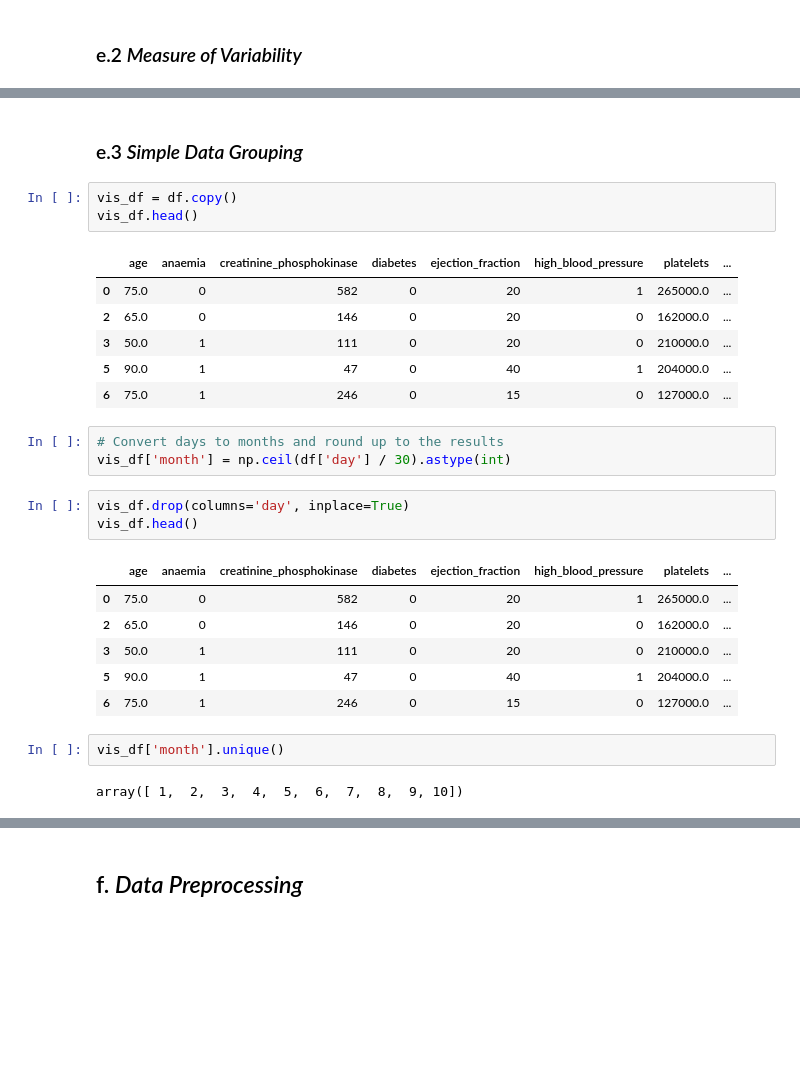
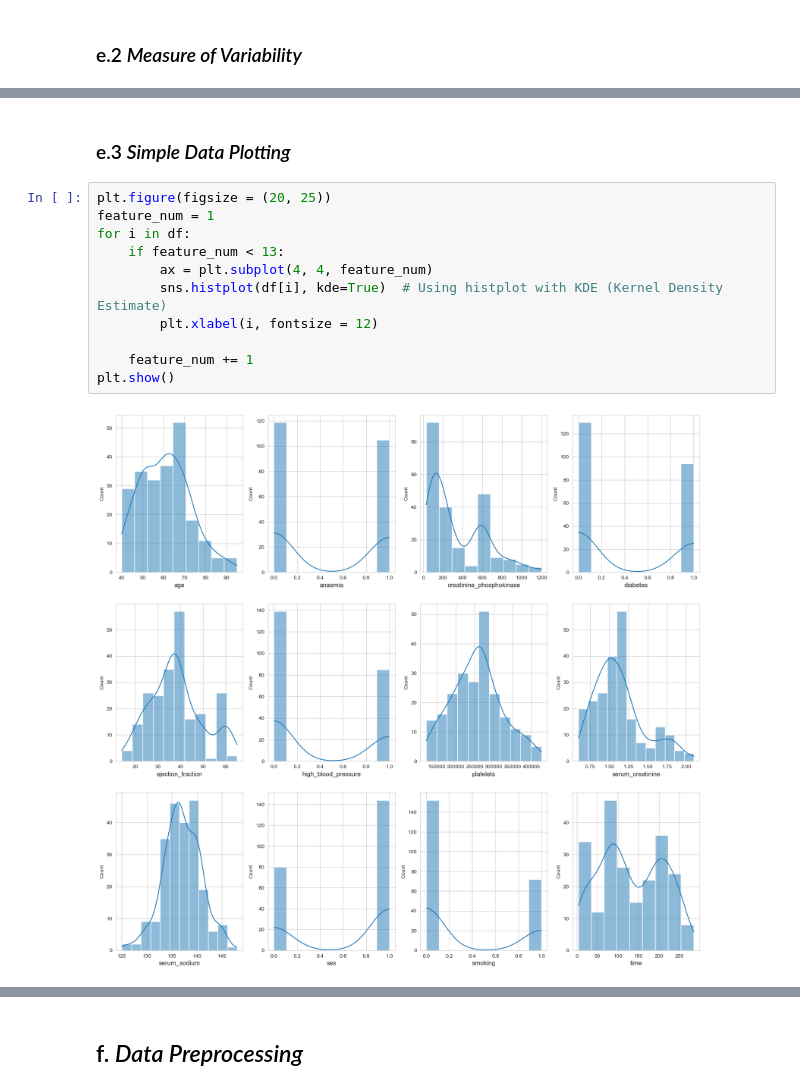
Before and after one commit to vincenta1206519/Hacktiv8_FinalProject, a Jupyter notebook: Final Project 3/PYTN_KampusMerdeka_fp3_Kelompok9.ipynb, the cells around one changed output, grey strips where cells are left out. Saved outputs shown, nothing was run; the diff lists cells and outputs as text; blank space fills up the shorter version.

```diff
--- a/Final Project 3/PYTN_KampusMerdeka_fp3_Kelompok9.ipynb
+++ b/Final Project 3/PYTN_KampusMerdeka_fp3_Kelompok9.ipynb
@@ -243,29 +270,15 @@ central_tendency.reset_index().rename(
 # %% [markdown]
-### e.3 *Simple Data Grouping*
+### e.3 *Simple Data Plotting*
-# %%
-vis_df = df.copy()
-vis_df.head()
-# %% [output]
-|  | age | anaemia | creatinine_phosphokinase | diabetes | ejection_fraction | high_blood_pressure | platelets | ... |
-| 0 | 75.0 | 0 | 582 | 0 | 20 | 1 | 265000.0 | ... |
-| 2 | 65.0 | 0 | 146 | 0 | 20 | 0 | 162000.0 | ... |
-| 3 | 50.0 | 1 | 111 | 0 | 20 | 0 | 210000.0 | ... |
-| 5 | 90.0 | 1 | 47 | 0 | 40 | 1 | 204000.0 | ... |
-| 6 | 75.0 | 1 | 246 | 0 | 15 | 0 | 127000.0 | ... |
-# %%
-# Convert days to months and round up to the results
-vis_df['month'] = np.ceil(df['day'] / 30).astype(int)
-# %%
-vis_df.drop(columns='day', inplace=True)
-vis_df.head()
-# %% [output]
-|  | age | anaemia | creatinine_phosphokinase | diabetes | ejection_fraction | high_blood_pressure | platelets | ... |
-| 0 | 75.0 | 0 | 582 | 0 | 20 | 1 | 265000.0 | ... |
-| 2 | 65.0 | 0 | 146 | 0 | 20 | 0 | 162000.0 | ... |
-| 3 | 50.0 | 1 | 111 | 0 | 20 | 0 | 210000.0 | ... |
-| 5 | 90.0 | 1 | 47 | 0 | 40 | 1 | 204000.0 | ... |
-| 6 | 75.0 | 1 | 246 | 0 | 15 | 0 | 127000.0 | ... |
-# %%
-vis_df['month'].unique()
-# %% [output]
-array([ 1,  2,  3,  4,  5,  6,  7,  8,  9, 10])
+# %%
+plt.figure(figsize = (20, 25))
+feature_num = 1
+for i in df:
+    if feature_num < 13:
+        ax = plt.subplot(4, 4, feature_num)
+        sns.histplot(df[i], kde=True)  # Using histplot with KDE (Kernel Density Estimate)
+        plt.xlabel(i, fontsize = 12)
+
+    feature_num += 1
+plt.show()
+# %% [output]
+[figure, added]
```
Also changed, not shown: parts of 51 cells of this notebook, 4 other files.
